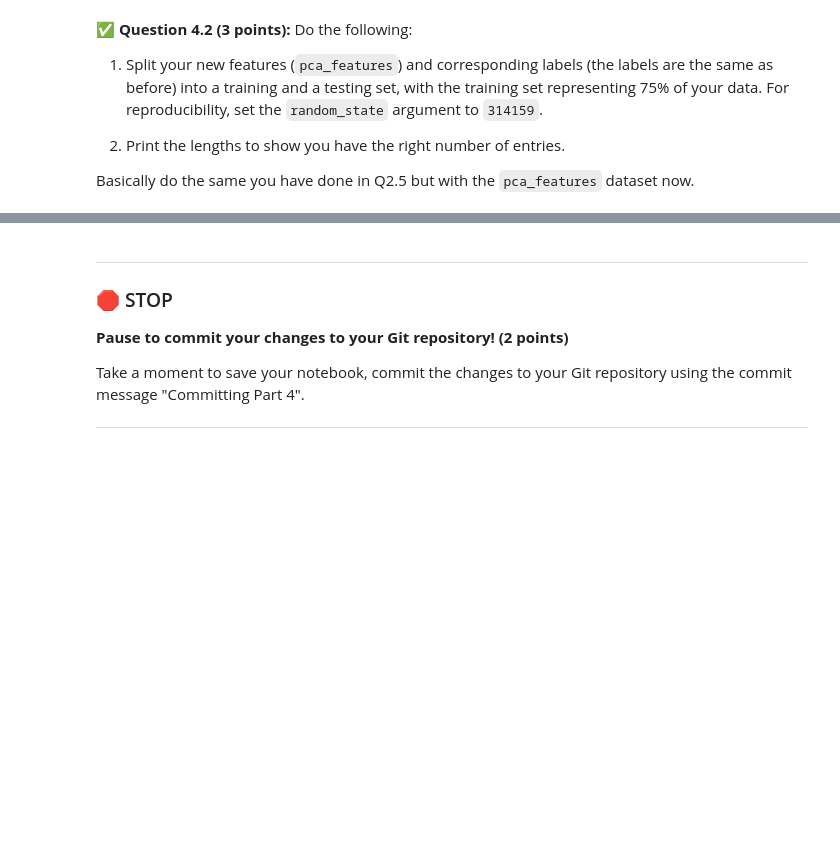
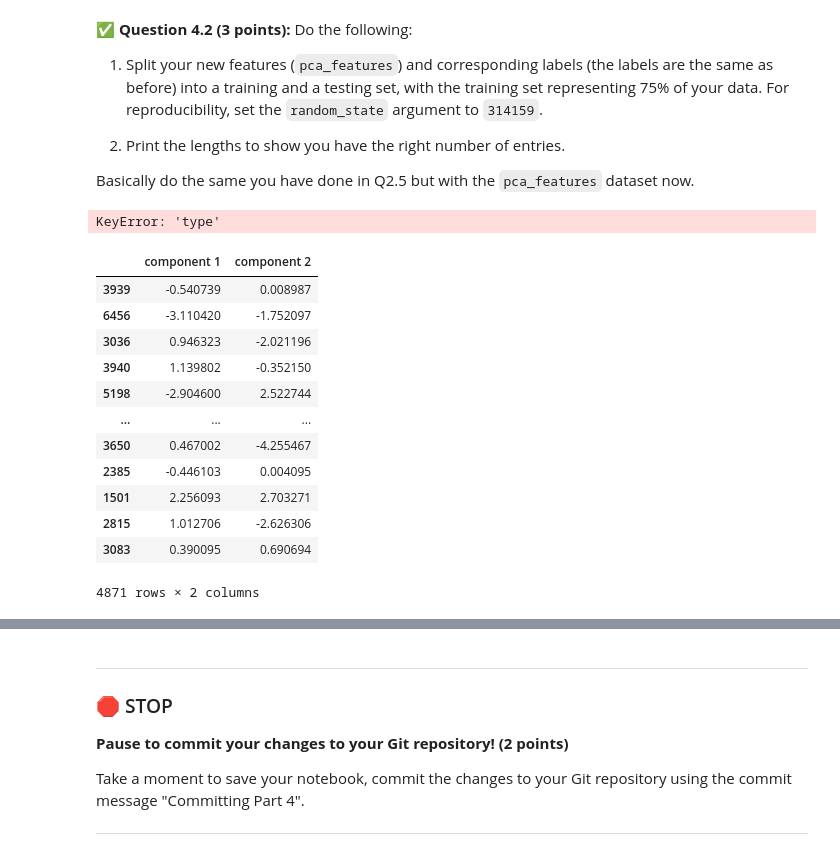
Before and after one commit to arburyri/cmse202-f22-turnin, a Jupyter notebook: final/CMSE202_Final-STUDENT.ipynb, the cells around one changed output, grey strips where cells are left out. Cells and saved outputs as stored; diff of their text form; code cells hidden in the pictures; blank space fills up the shorter version.

```diff
--- a/final/CMSE202_Final-STUDENT.ipynb
+++ b/final/CMSE202_Final-STUDENT.ipynb
@@ -467,0 +469,13 @@ Since we only have 12 features to start with, let's see how well we can do if we
+# %%
+features=winedf.drop(["type"],axis=1)
+x = features.values
+
+y = winedf.loc[:,['type']].values
+
+x = StandardScaler().fit_transform(x)
+
+pca = PCA(n_components=2)
+# %%
+Components = pca.fit_transform(x)
+principalDf = pd.DataFrame(data = Components, columns = ['component 1', 'component 2'])
+pca_features = pd.concat([principalDf, winedf[['type']]], axis = 1)
@@ -481,0 +503,24 @@ Basically do the same you have done in Q2.5 but with the `pca_features` dataset
+# %%
+labels=pca_features['type']
+pca_features=pca_features.drop(['type'],axis=1)
+##train_vectors, test_vectors, train_labels, test_labels=train_test_split(pca_features,labels,test_size=0.25,random_state=314159)
+# %% [output]
+KeyError: 'type'
+# %%
+train_vectors, test_vectors, train_labels, test_labels=train_test_split(pca_features,labels,test_size=0.25,random_state=314159)
+# %%
+train_vectors
+# %% [output]
+|  | component 1 | component 2 |
+| 3939 | -0.540739 | 0.008987 |
+| 6456 | -3.110420 | -1.752097 |
+| 3036 | 0.946323 | -2.021196 |
+| 3940 | 1.139802 | -0.352150 |
+| 5198 | -2.904600 | 2.522744 |
+| ... | ... | ... |
+| 3650 | 0.467002 | -4.255467 |
+| 2385 | -0.446103 | 0.004095 |
+| 1501 | 2.256093 | 2.703271 |
+| 2815 | 1.012706 | -2.626306 |
+| 3083 | 0.390095 | 0.690694 |
+4871 rows × 2 columns
```
Also changed, not shown: parts of 10 cells of this notebook.
